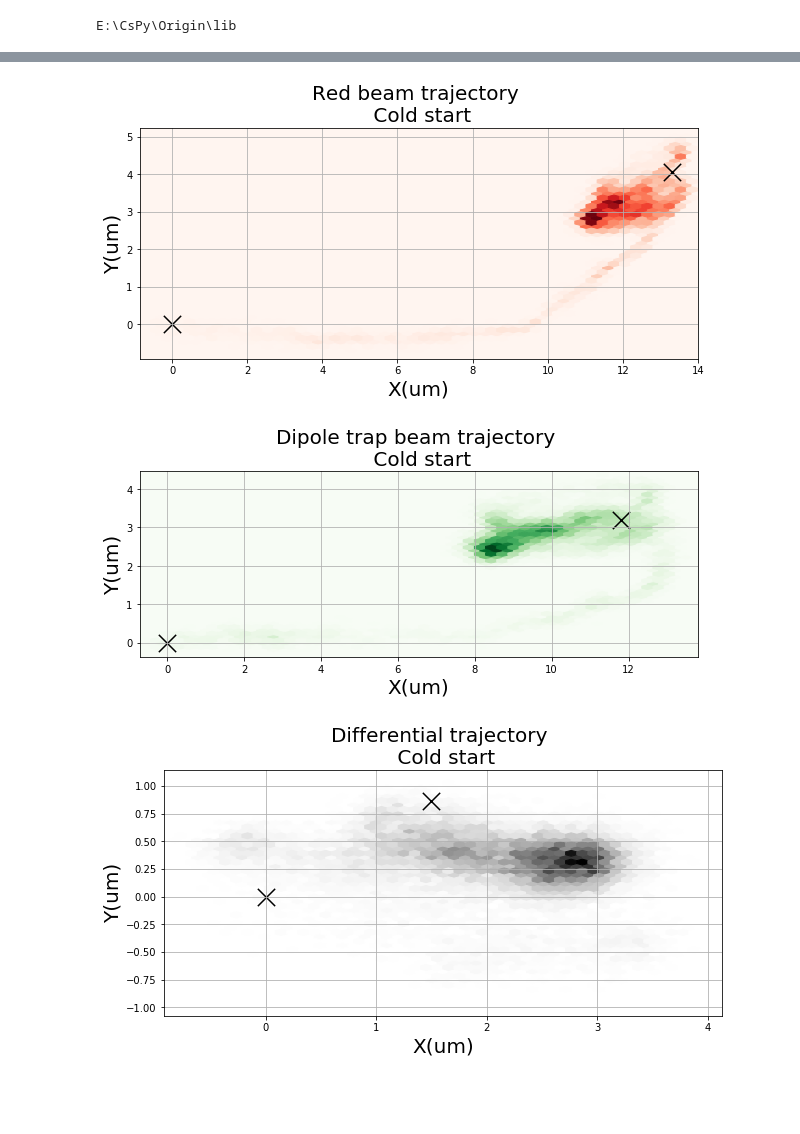
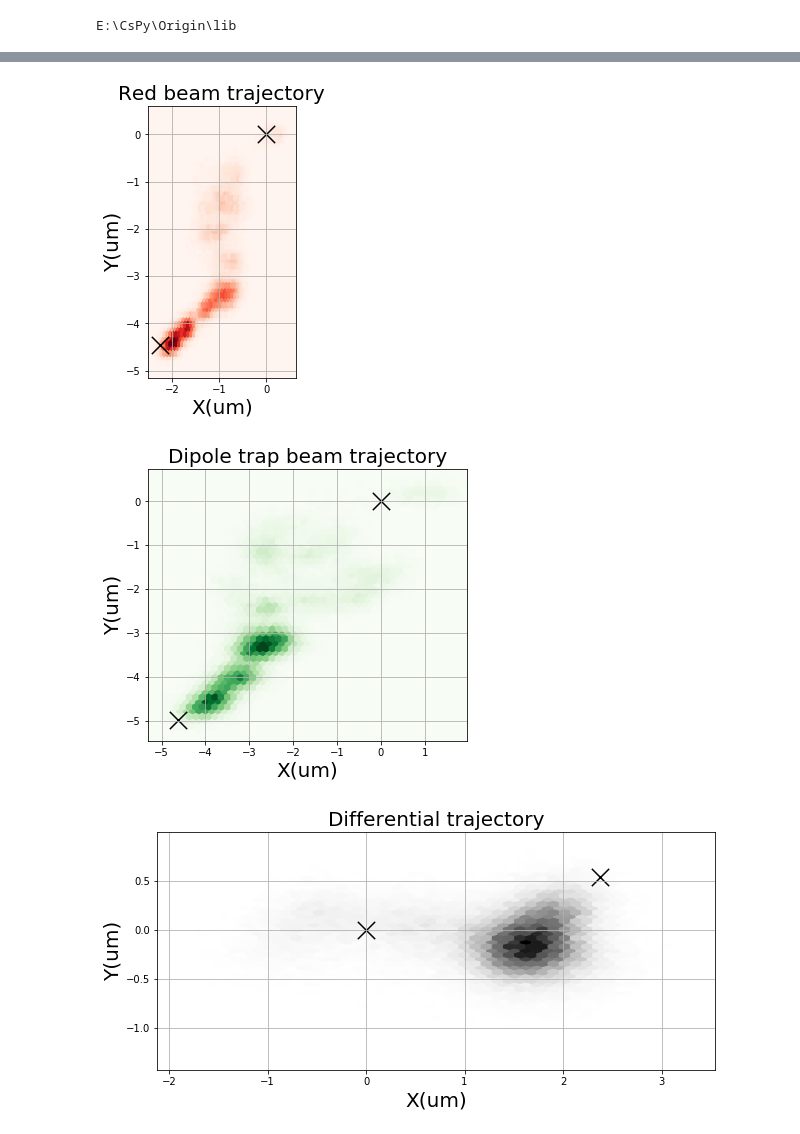
Before and after one commit to kwnminho/Origin, a Jupyter notebook: bin/origin-reader-AlignmentCamera.ipynb, the cells around one changed output, grey strips where cells are left out. Saved outputs shown, nothing was run; the diff lists cells and outputs as text; code cells hidden in the pictures; blank space fills up the shorter version.

```diff
--- a/bin/origin-reader-AlignmentCamera.ipynb
+++ b/bin/origin-reader-AlignmentCamera.ipynb
@@ -45,6 +45,6 @@ host='hexlabmonitor.physics.wisc.edu'
 port=5561
 socket.connect("tcp://%s:%s" % (host,port))
 
-stream_test_list = ['Rb_PG_X0','Rb_PG_Y0','Rb_PG_X1','Rb_PG_Y1']
+stream_test_list = ['Rb_PG_X0','Rb_PG_Y0','Rb_PG_X1','Rb_PG_Y1','Rb_CoilThermistor']
 # %% [output]
 E:\CsPy\Origin\lib
@@ -51,5 +58,5 @@ E:\CsPy\Origin\lib
 # %%
-starttime=time.time()-60*60*24
+starttime=time.time()-60*60*6
 stoptime=time.time()-10 # now
 err=[]
 data=[]
@@ -79,11 +110,17 @@ for i in range(0,len(stream_test_list)):
 # %%
 magnification= 36.0/162.22 # 162 pixels from end-to-end (4 spacing = 36 um?)
-cut=-200
+cut=-10
+save=True
 timestamp=np.array(result[u'measurement_time'])[0:cut]/2**32
-X0=magnification*np.array(result['data_camera_data_15102504_stats_X0'])[0:cut]
-X1=magnification*np.array(result['data_camera_data_15102504_stats_X1'])[0:cut]
-Y0=magnification*np.array(result['data_camera_data_15102504_stats_Y0'])[0:cut]
-Y1=magnification*np.array(result['data_camera_data_15102504_stats_Y1'])[0:cut]
+X0=magnification*np.array(result['data_camera_data_15102504_stats_X0'])[0:len(timestamp)]
+X1=magnification*np.array(result['data_camera_data_15102504_stats_X1'])[0:len(timestamp)]
+Y0=magnification*np.array(result['data_camera_data_15102504_stats_Y0'])[0:len(timestamp)]
+Y1=magnification*np.array(result['data_camera_data_15102504_stats_Y1'])[0:len(timestamp)]
+
+
+therm_timestamp=np.array(result2['measurement_time'])/2**32
+therm_resistance=np.array(result2['thermistor'])
+therm_temperature=map(RtoT,therm_resistance)
 # %%
 figuresize=(10,5)
 fontsize=20
@@ -130,42 +182,45 @@ fontsize=20
 fig=plt.figure(figsize=figuresize)
 plt.hexbin(X0-X0[0],Y0-Y0[0],cmap='Reds',gridsize=gridsize)
 plt.scatter(0,0,marker='x',s=300,color='black')
 plt.scatter(X0[-1]-X0[0],Y0[-1]-Y0[0],marker='x',s=300,color='black')
 plt.ylabel('Y(um)',fontsize=fontsize)
 plt.xlabel('X(um)',fontsize=fontsize)
-plt.title('Red beam trajectory \n Cold start',fontsize=fontsize)
+plt.title('Red beam trajectory',fontsize=fontsize)
 plt.grid()
 plt.axes().set_aspect('equal')
-plt.savefig("red.pdf")
-plt.savefig("red.png")
+if save:
+    plt.savefig("red.pdf")
+    plt.savefig("red.png")
 plt.show()
 
 fig=plt.figure(figsize=figuresize)
 plt.hexbin(X1-X1[0],Y1-Y1[0],cmap='Greens',gridsize=gridsize)
 plt.scatter(0,0,marker='x',s=300,color='black')
 plt.scatter(X1[-1]-X1[0],Y1[-1]-Y1[0],marker='x',s=300,color='black')
 plt.ylabel('Y(um)',fontsize=fontsize)
 plt.xlabel('X(um)',fontsize=fontsize)
-plt.title('Dipole trap beam trajectory \n Cold start',fontsize=fontsize)
+plt.title('Dipole trap beam trajectory',fontsize=fontsize)
 plt.grid()
 plt.axes().set_aspect('equal')
-plt.savefig("dipole.pdf")
-plt.savefig("dipole.png")
+if save:
+    plt.savefig("dipole.pdf")
+    plt.savefig("dipole.png")
 plt.show()
 
 fig=plt.figure(figsize=figuresize)
 plt.hexbin(X0-X1-(X0[0]-X1[0]),Y0-Y1-(Y0[0]-Y1[0]),cmap='Greys',gridsize=gridsize)
 plt.scatter(0,0,marker='x',s=300,color='black')
 plt.scatter(X0[-1]-X1[-1]-(X0[0]-X1[0]),Y0[-1]-Y1[-1]-(Y0[0]-Y1[0]),marker='x',s=300,color='black')
 plt.axes().set_aspect('equal')
 plt.ylabel('Y(um)',fontsize=fontsize)
 plt.xlabel('X(um)',fontsize=fontsize)
-plt.title('Differential trajectory \n Cold start',fontsize=fontsize)
+plt.title('Differential trajectory',fontsize=fontsize)
 plt.grid()
-plt.savefig("differential.pdf")
-plt.savefig("differential.png")
+if save:
+    plt.savefig("differential.pdf")
+    plt.savefig("differential.png")
 plt.show()
 # %% [output]
-[figure, old version]
+[figure, new version]
-[figure, old version]
+[figure, new version]
-[figure, old version]
+[figure, new version]
```
Also changed, not shown: parts of 4 cells of this notebook.
